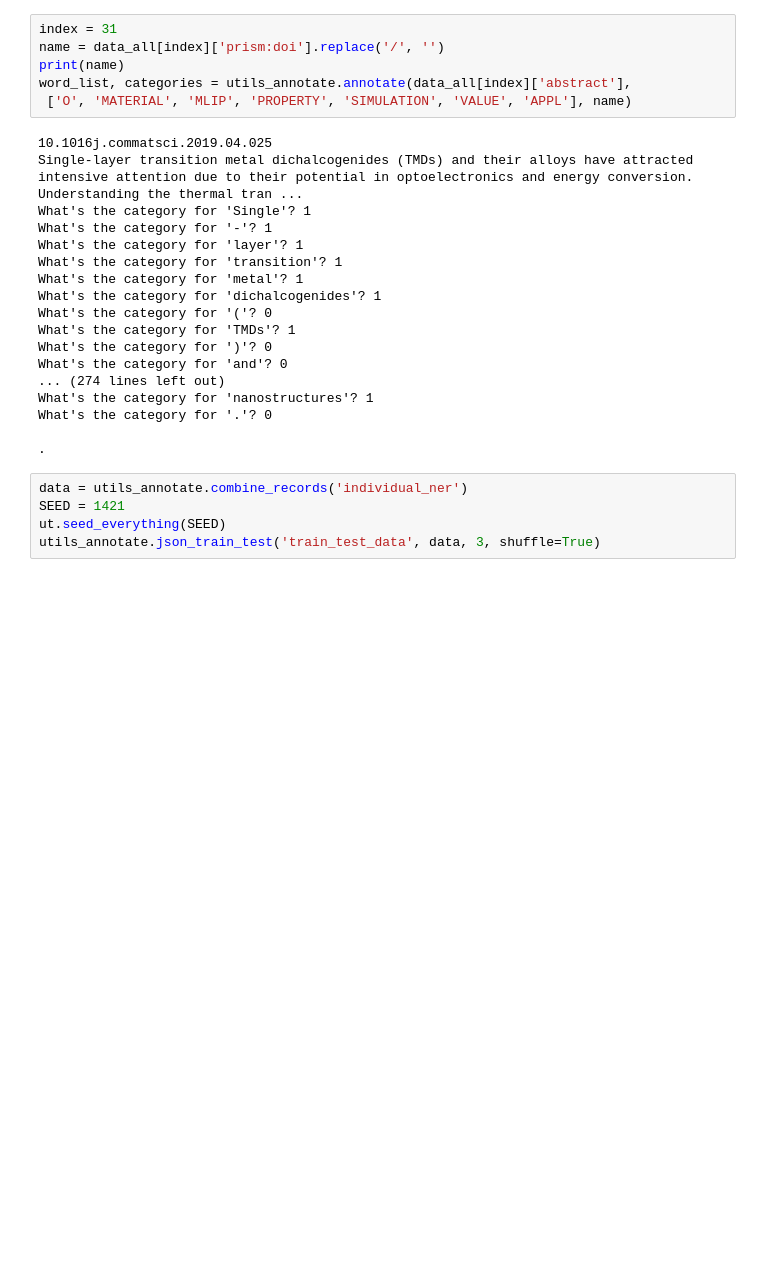
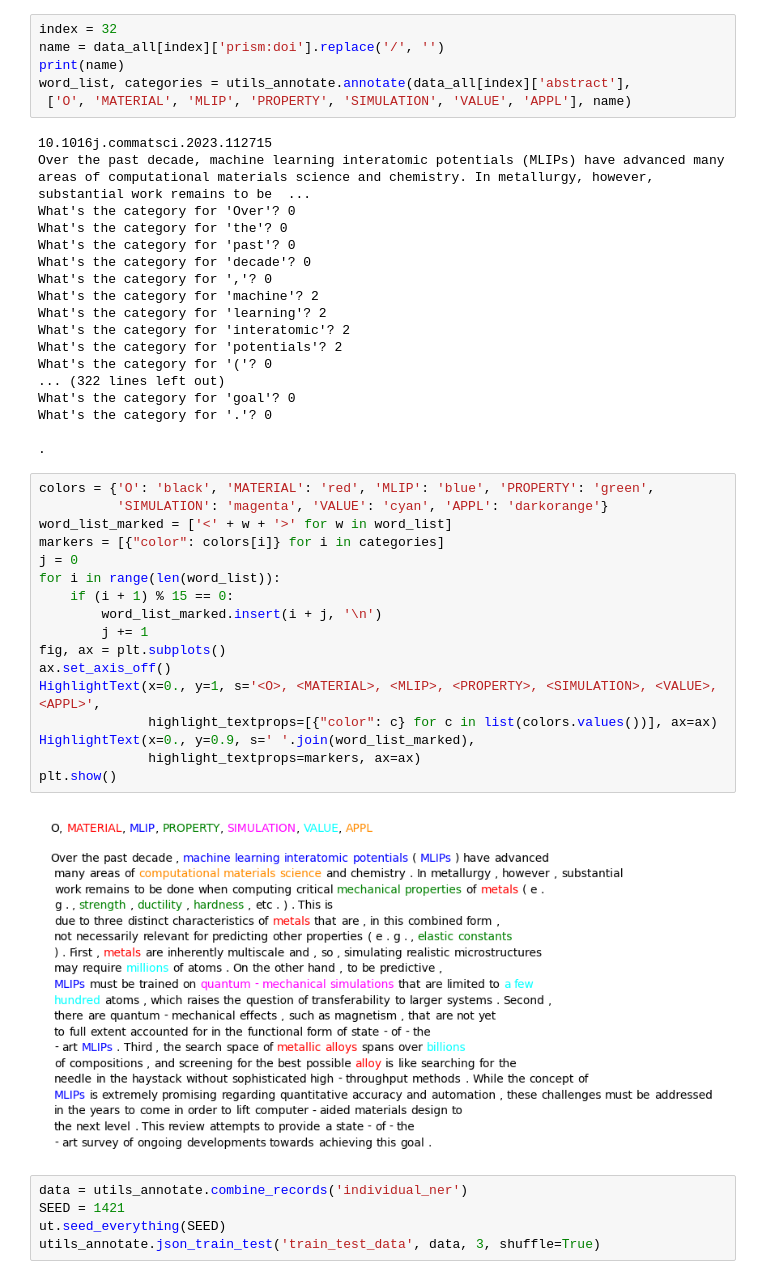
Before and after one commit to BOWENmeZHENG/Bert-NER, a Jupyter notebook: annotate.ipynb, the cells around one changed output. Saved outputs shown, nothing was run; the diff lists cells and outputs as text; blank space fills up the shorter version.

```diff
--- a/annotate.ipynb
+++ b/annotate.ipynb
@@ -38,27 +45,46 @@ Number of entries: 102
 # %%
-index = 31
+index = 32
 name = data_all[index]['prism:doi'].replace('/', '')
 print(name)
 word_list, categories = utils_annotate.annotate(data_all[index]['abstract'],
  ['O', 'MATERIAL', 'MLIP', 'PROPERTY', 'SIMULATION', 'VALUE', 'APPL'], name)
 # %% [output]
-10.1016j.commatsci.2019.04.025
-Single-layer transition metal dichalcogenides (TMDs) and their alloys have attracted intensive attention due to their potential in optoelectronics and energy conversion. Understanding the thermal tran ...
-What's the category for 'Single'? 1
-What's the category for '-'? 1
-What's the category for 'layer'? 1
-What's the category for 'transition'? 1
-What's the category for 'metal'? 1
-What's the category for 'dichalcogenides'? 1
+10.1016j.commatsci.2023.112715
+Over the past decade, machine learning interatomic potentials (MLIPs) have advanced many areas of computational materials science and chemistry. In metallurgy, however, substantial work remains to be  ...
+What's the category for 'Over'? 0
+What's the category for 'the'? 0
+What's the category for 'past'? 0
+What's the category for 'decade'? 0
+What's the category for ','? 0
+What's the category for 'machine'? 2
+What's the category for 'learning'? 2
+What's the category for 'interatomic'? 2
+What's the category for 'potentials'? 2
 What's the category for '('? 0
-What's the category for 'TMDs'? 1
-What's the category for ')'? 0
-What's the category for 'and'? 0
-... (274 lines left out)
-What's the category for 'nanostructures'? 1
+... (322 lines left out)
+What's the category for 'goal'? 0
 What's the category for '.'? 0
 
 .
+# %%
+colors = {'O': 'black', 'MATERIAL': 'red', 'MLIP': 'blue', 'PROPERTY': 'green',
+          'SIMULATION': 'magenta', 'VALUE': 'cyan', 'APPL': 'darkorange'}
+word_list_marked = ['<' + w + '>' for w in word_list]
+markers = [{"color": colors[i]} for i in categories]
+j = 0
+for i in range(len(word_list)):
+    if (i + 1) % 15 == 0:
+        word_list_marked.insert(i + j, '\n')
+        j += 1
+fig, ax = plt.subplots()
+ax.set_axis_off()
+HighlightText(x=0., y=1, s='<O>, <MATERIAL>, <MLIP>, <PROPERTY>, <SIMULATION>, <VALUE>, <APPL>',
+              highlight_textprops=[{"color": c} for c in list(colors.values())], ax=ax)
+HighlightText(x=0., y=0.9, s=' '.join(word_list_marked),
+              highlight_textprops=markers, ax=ax)
+plt.show()
+# %% [output]
+[figure, added]
 # %%
 data = utils_annotate.combine_records('individual_ner')
 SEED = 1421
```
Also changed, not shown: parts of 2 cells of this notebook.
